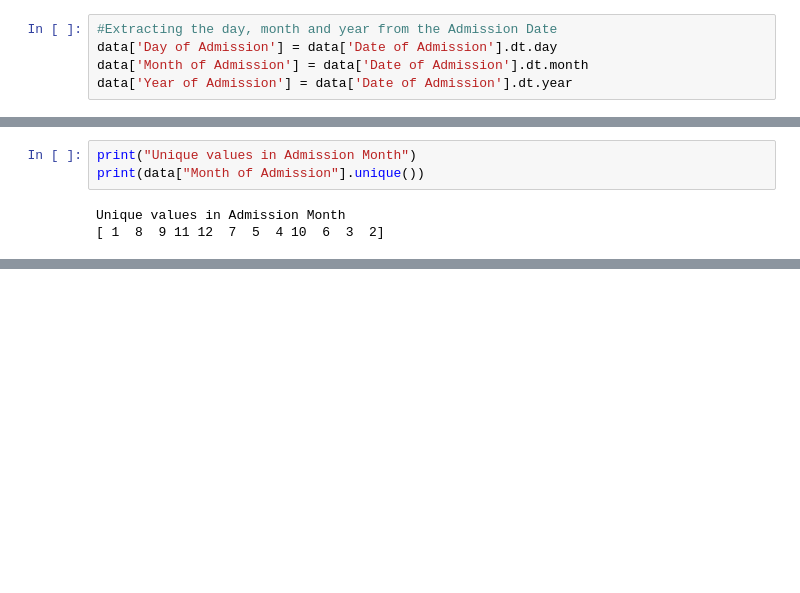
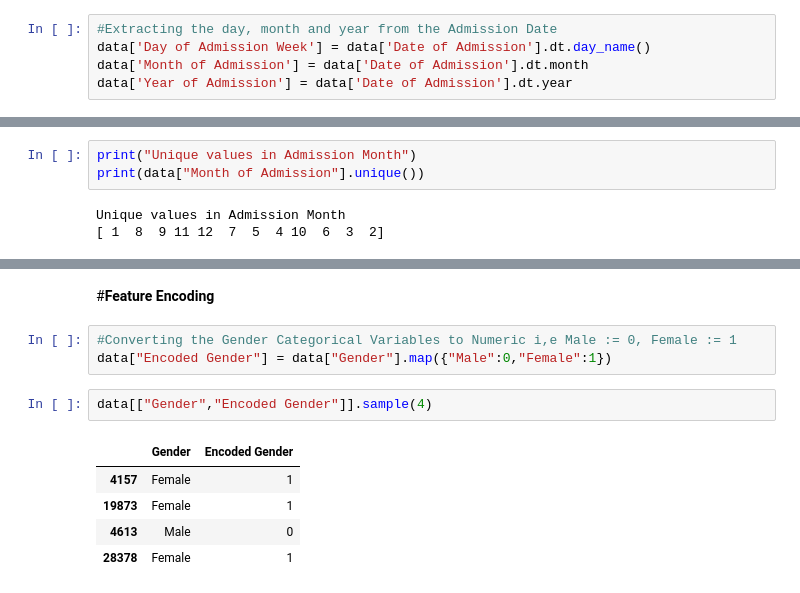
Before and after one commit to Srikhanth14/Data_Analysis_Projects, a Jupyter notebook: HealthCare_Resource_Optimization.ipynb, the cells around one changed output, grey strips where cells are left out. Drawn from its saved outputs; the diff is of its cells as text; blank space fills up the shorter version.

```diff
--- a/HealthCare_Resource_Optimization.ipynb
+++ b/HealthCare_Resource_Optimization.ipynb
@@ -303,7 +304,7 @@ Test Results
 # **Feature Engineering**
 # %%
 #Extracting the day, month and year from the Admission Date
-data['Day of Admission'] = data['Date of Admission'].dt.day
+data['Day of Admission Week'] = data['Date of Admission'].dt.day_name()
 data['Month of Admission'] = data['Date of Admission'].dt.month
 data['Year of Admission'] = data['Date of Admission'].dt.year
 # %%
@@ -327,0 +382,13 @@ Unique values in Admission Month
+# %% [markdown]
+#**Feature Encoding**
+# %%
+#Converting the Gender Categorical Variables to Numeric i,e Male := 0, Female := 1
+data["Encoded Gender"] = data["Gender"].map({"Male":0,"Female":1})
+# %%
+data[["Gender","Encoded Gender"]].sample(4)
+# %% [output]
+|  | Gender | Encoded Gender |
+| 4157 | Female | 1 |
+| 19873 | Female | 1 |
+| 4613 | Male | 0 |
+| 28378 | Female | 1 |
```
Also changed, not shown: parts of 7 cells of this notebook.
